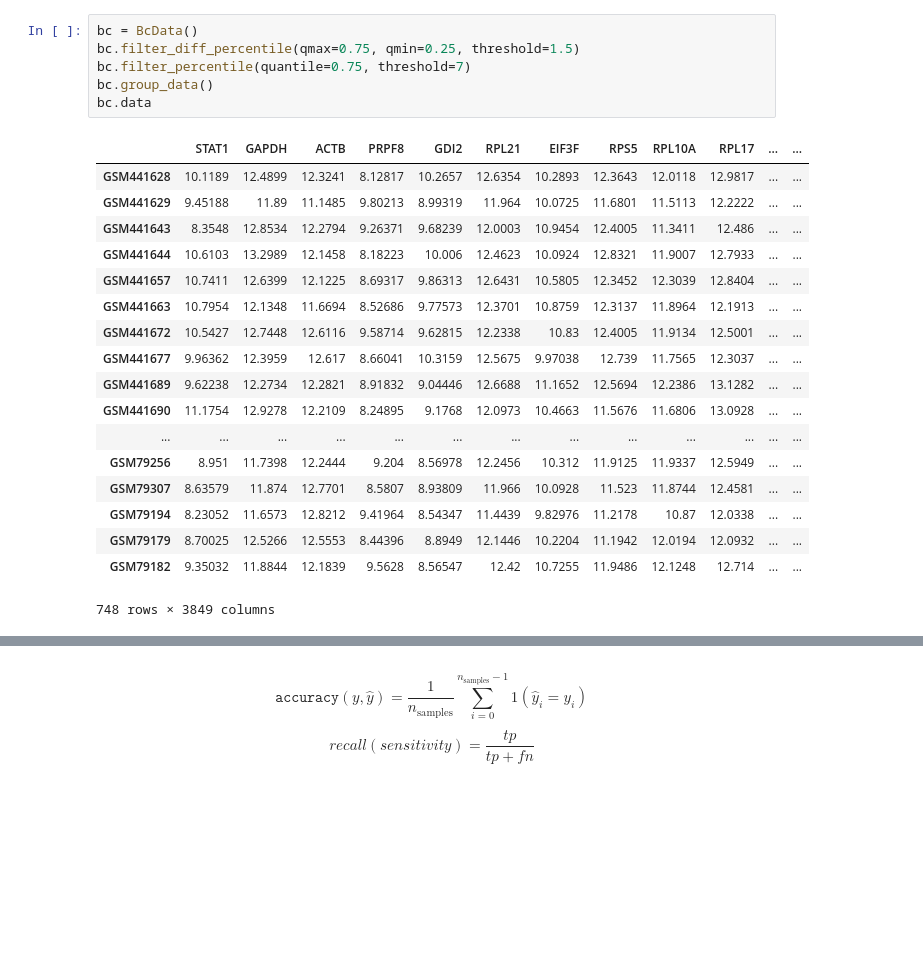
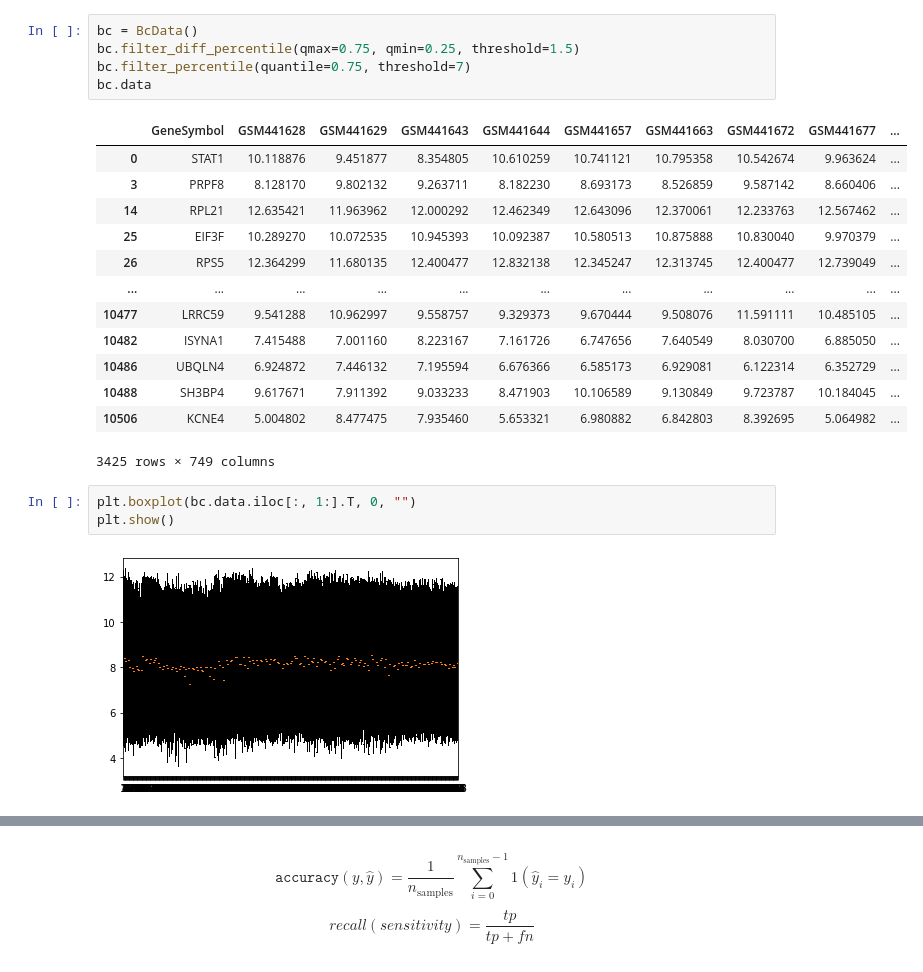
Before and after one commit to AlexFes/bc_classification, a Jupyter notebook: tool.ipynb, the cells around one changed output, grey strips where cells are left out. Drawn from its saved outputs; the diff is of its cells as text; blank space fills up the shorter version.

```diff
--- a/tool.ipynb
+++ b/tool.ipynb
@@ -80,25 +102,24 @@ class BcData:
 # %%
 bc = BcData()
 bc.filter_diff_percentile(qmax=0.75, qmin=0.25, threshold=1.5)
 bc.filter_percentile(quantile=0.75, threshold=7)
-bc.group_data()
 bc.data
 # %% [output]
-|  | STAT1 | GAPDH | ACTB | PRPF8 | GDI2 | RPL21 | EIF3F | RPS5 | RPL10A | RPL17 | ... | ... |
-| GSM441628 | 10.1189 | 12.4899 | 12.3241 | 8.12817 | 10.2657 | 12.6354 | 10.2893 | 12.3643 | 12.0118 | 12.9817 | ... | ... |
-| GSM441629 | 9.45188 | 11.89 | 11.1485 | 9.80213 | 8.99319 | 11.964 | 10.0725 | 11.6801 | 11.5113 | 12.2222 | ... | ... |
-| GSM441643 | 8.3548 | 12.8534 | 12.2794 | 9.26371 | 9.68239 | 12.0003 | 10.9454 | 12.4005 | 11.3411 | 12.486 | ... | ... |
-| GSM441644 | 10.6103 | 13.2989 | 12.1458 | 8.18223 | 10.006 | 12.4623 | 10.0924 | 12.8321 | 11.9007 | 12.7933 | ... | ... |
-| GSM441657 | 10.7411 | 12.6399 | 12.1225 | 8.69317 | 9.86313 | 12.6431 | 10.5805 | 12.3452 | 12.3039 | 12.8404 | ... | ... |
-| GSM441663 | 10.7954 | 12.1348 | 11.6694 | 8.52686 | 9.77573 | 12.3701 | 10.8759 | 12.3137 | 11.8964 | 12.1913 | ... | ... |
-| GSM441672 | 10.5427 | 12.7448 | 12.6116 | 9.58714 | 9.62815 | 12.2338 | 10.83 | 12.4005 | 11.9134 | 12.5001 | ... | ... |
-| GSM441677 | 9.96362 | 12.3959 | 12.617 | 8.66041 | 10.3159 | 12.5675 | 9.97038 | 12.739 | 11.7565 | 12.3037 | ... | ... |
-| GSM441689 | 9.62238 | 12.2734 | 12.2821 | 8.91832 | 9.04446 | 12.6688 | 11.1652 | 12.5694 | 12.2386 | 13.1282 | ... | ... |
-| GSM441690 | 11.1754 | 12.9278 | 12.2109 | 8.24895 | 9.1768 | 12.0973 | 10.4663 | 11.5676 | 11.6806 | 13.0928 | ... | ... |
-| ... | ... | ... | ... | ... | ... | ... | ... | ... | ... | ... | ... | ... |
-| GSM79256 | 8.951 | 11.7398 | 12.2444 | 9.204 | 8.56978 | 12.2456 | 10.312 | 11.9125 | 11.9337 | 12.5949 | ... | ... |
-| GSM79307 | 8.63579 | 11.874 | 12.7701 | 8.5807 | 8.93809 | 11.966 | 10.0928 | 11.523 | 11.8744 | 12.4581 | ... | ... |
-| GSM79194 | 8.23052 | 11.6573 | 12.8212 | 9.41964 | 8.54347 | 11.4439 | 9.82976 | 11.2178 | 10.87 | 12.0338 | ... | ... |
-| GSM79179 | 8.70025 | 12.5266 | 12.5553 | 8.44396 | 8.8949 | 12.1446 | 10.2204 | 11.1942 | 12.0194 | 12.0932 | ... | ... |
-| GSM79182 | 9.35032 | 11.8844 | 12.1839 | 9.5628 | 8.56547 | 12.42 | 10.7255 | 11.9486 | 12.1248 | 12.714 | ... | ... |
+|  | GeneSymbol | GSM441628 | GSM441629 | GSM441643 | GSM441644 | GSM441657 | GSM441663 | GSM441672 | GSM441677 | ... |
+| 0 | STAT1 | 10.118876 | 9.451877 | 8.354805 | 10.610259 | 10.741121 | 10.795358 | 10.542674 | 9.963624 | ... |
+| 3 | PRPF8 | 8.128170 | 9.802132 | 9.263711 | 8.182230 | 8.693173 | 8.526859 | 9.587142 | 8.660406 | ... |
+| 14 | RPL21 | 12.635421 | 11.963962 | 12.000292 | 12.462349 | 12.643096 | 12.370061 | 12.233763 | 12.567462 | ... |
+| 25 | EIF3F | 10.289270 | 10.072535 | 10.945393 | 10.092387 | 10.580513 | 10.875888 | 10.830040 | 9.970379 | ... |
+| 26 | RPS5 | 12.364299 | 11.680135 | 12.400477 | 12.832138 | 12.345247 | 12.313745 | 12.400477 | 12.739049 | ... |
+| ... | ... | ... | ... | ... | ... | ... | ... | ... | ... | ... |
+| 10477 | LRRC59 | 9.541288 | 10.962997 | 9.558757 | 9.329373 | 9.670444 | 9.508076 | 11.591111 | 10.485105 | ... |
+| 10482 | ISYNA1 | 7.415488 | 7.001160 | 8.223167 | 7.161726 | 6.747656 | 7.640549 | 8.030700 | 6.885050 | ... |
+| 10486 | UBQLN4 | 6.924872 | 7.446132 | 7.195594 | 6.676366 | 6.585173 | 6.929081 | 6.122314 | 6.352729 | ... |
+| 10488 | SH3BP4 | 9.617671 | 7.911392 | 9.033233 | 8.471903 | 10.106589 | 9.130849 | 9.723787 | 10.184045 | ... |
+| 10506 | KCNE4 | 5.004802 | 8.477475 | 7.935460 | 5.653321 | 6.980882 | 6.842803 | 8.392695 | 5.064982 | ... |
-748 rows × 3849 columns
+3425 rows × 749 columns
+# %%
+plt.boxplot(bc.data.iloc[:, 1:].T, 0, "")
+plt.show()
+# %% [output]
+[figure, added]
```
Also changed, not shown: parts of 5 cells of this notebook.
